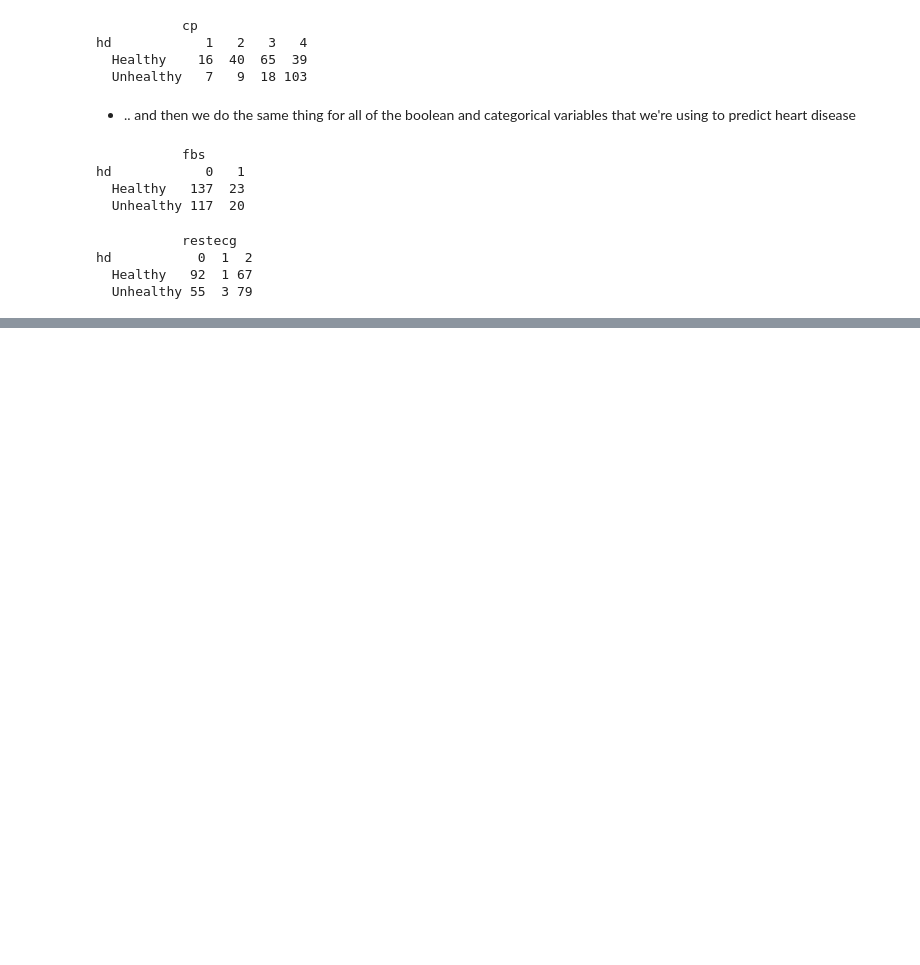
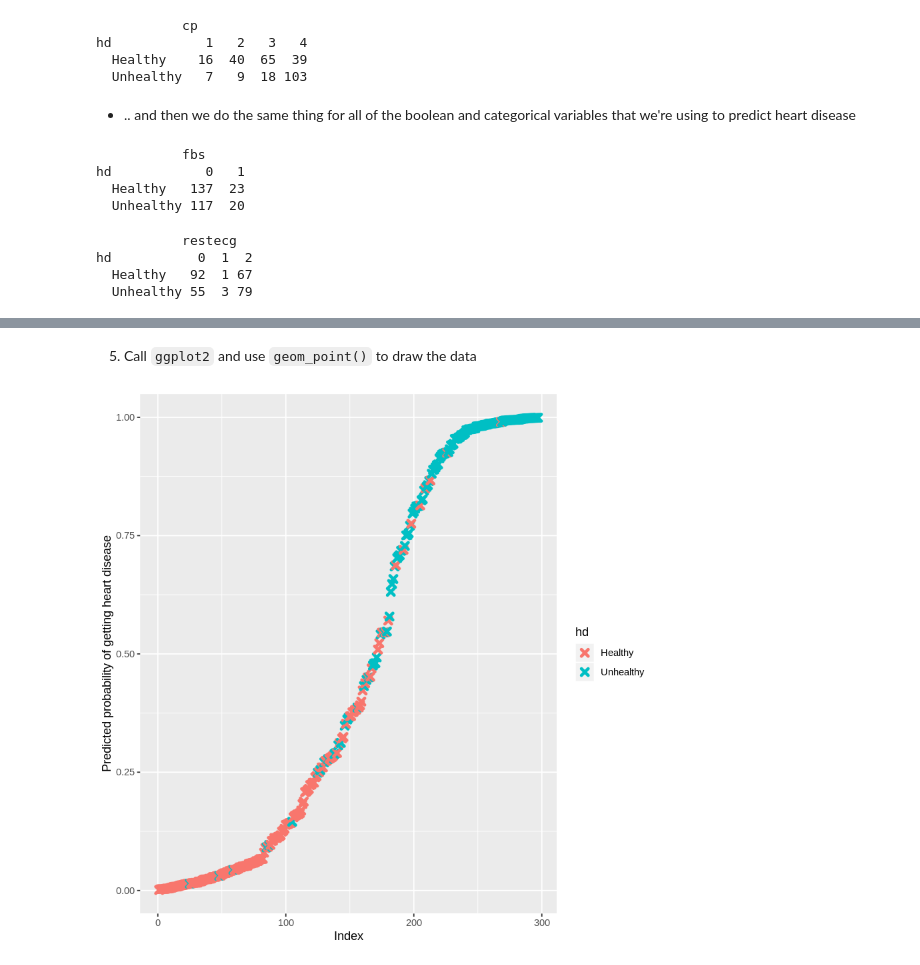
Before and after one commit to geocarvalho/r-bioinfo-ds, a Jupyter notebook: statquest/machine-learning/16_logistic_regression_in_R.ipynb, the cells around one changed output, grey strips where cells are left out. Cells and saved outputs as stored; diff of their text form; code cells hidden in the pictures; blank space fills up the shorter version.

```diff
--- a/statquest/machine-learning/16_logistic_regression_in_R.ipynb
+++ b/statquest/machine-learning/16_logistic_regression_in_R.ipynb
@@ -185,0 +288,2 @@ hd           0  1  2
+# %%
+logistic <- glm(hd ~ ., data=data, family="binomial")
@@ -185,0 +344,3 @@ hd           0  1  2
+# %%
+predicted.data <- data.frame(
+probability.of.hd=logistic$fitted.values, hd=data$hd)
@@ -185,0 +349,4 @@ hd           0  1  2
+# %%
+predicted.data <- predicted.data[
+  order(predicted.data$probability.of.hd, decreasing=FALSE),
+]
@@ -185,0 +355,2 @@ hd           0  1  2
+# %%
+predicted.data$rank <- 1:nrow(predicted.data)
@@ -185,0 +373,9 @@ hd           0  1  2
+# %% [markdown]
+5. Call `ggplot2` and use `geom_point()` to draw the data
+# %%
+ggplot(data=predicted.data, aes(x=rank, y=probability.of.hd)) +
+geom_point(aes(color=hd), alpha=1, shape=4, stroke=2) +
+xlab("Index") +
+ylab("Predicted probability of getting heart disease")
+# %% [output]
+[figure, added]
```
Also changed, not shown: parts of 29 cells of this notebook.
